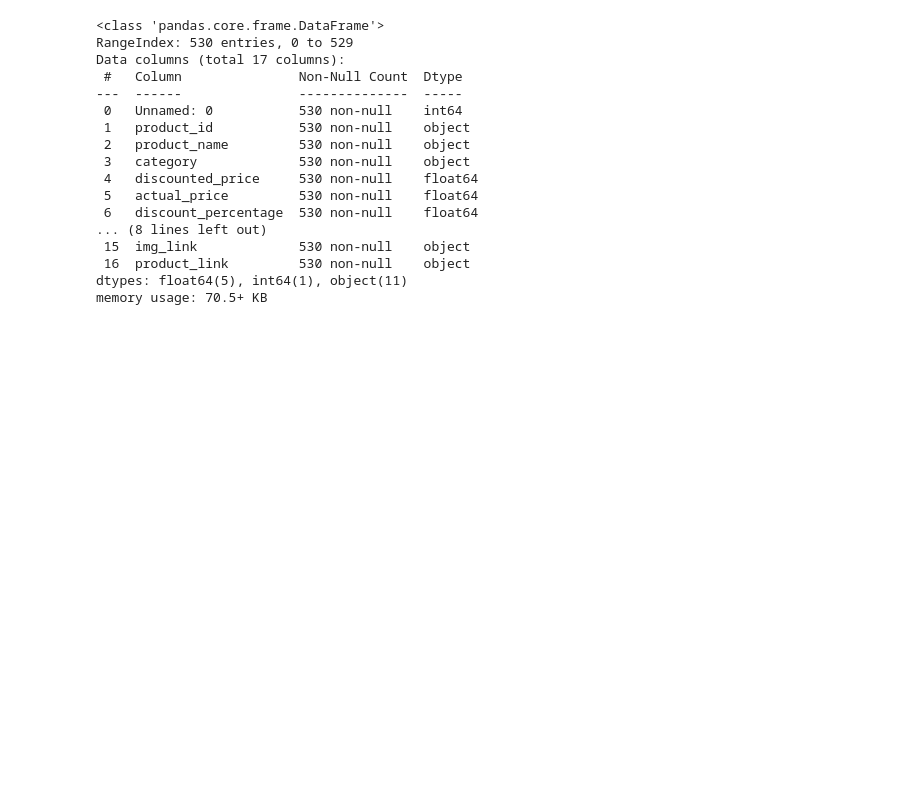
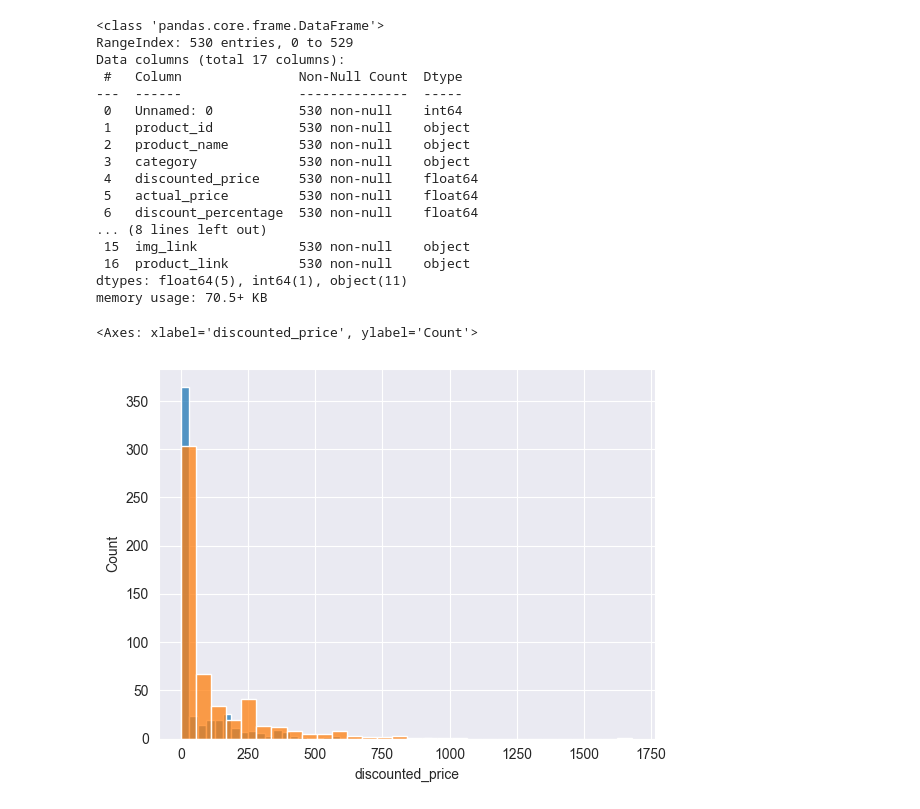
Before and after one commit to anthonyvann/eCommerce-Dataset-Analysis, a Jupyter notebook: Exploratory-Data-Analysis.ipynb, the cells around one changed output. Drawn from its saved outputs; the diff is of its cells as text; code cells hidden in the pictures; blank space fills up the shorter version.

Commit message:
Update Exploratory-Data-Analysis.ipynb
Generated histograms to analyze the distribution of discounted, actual prices, and ratings of products.

```diff
--- a/Exploratory-Data-Analysis.ipynb
+++ b/Exploratory-Data-Analysis.ipynb
@@ -41,3 +41,10 @@ Data columns (total 17 columns):
  16  product_link         530 non-null    object
 dtypes: float64(5), int64(1), object(11)
 memory usage: 70.5+ KB
+# %%
+# Performing Univariate Analysis on prices
+sns.histplot(df.discounted_price, bins=30)  # Discounted Price
+sns.histplot(df.actual_price, bins=30)      # Actual Price
+# %% [output]
+<Axes: xlabel='discounted_price', ylabel='Count'>
+[figure, added]
```
Also changed, not shown: parts of 1 cell of this notebook.
